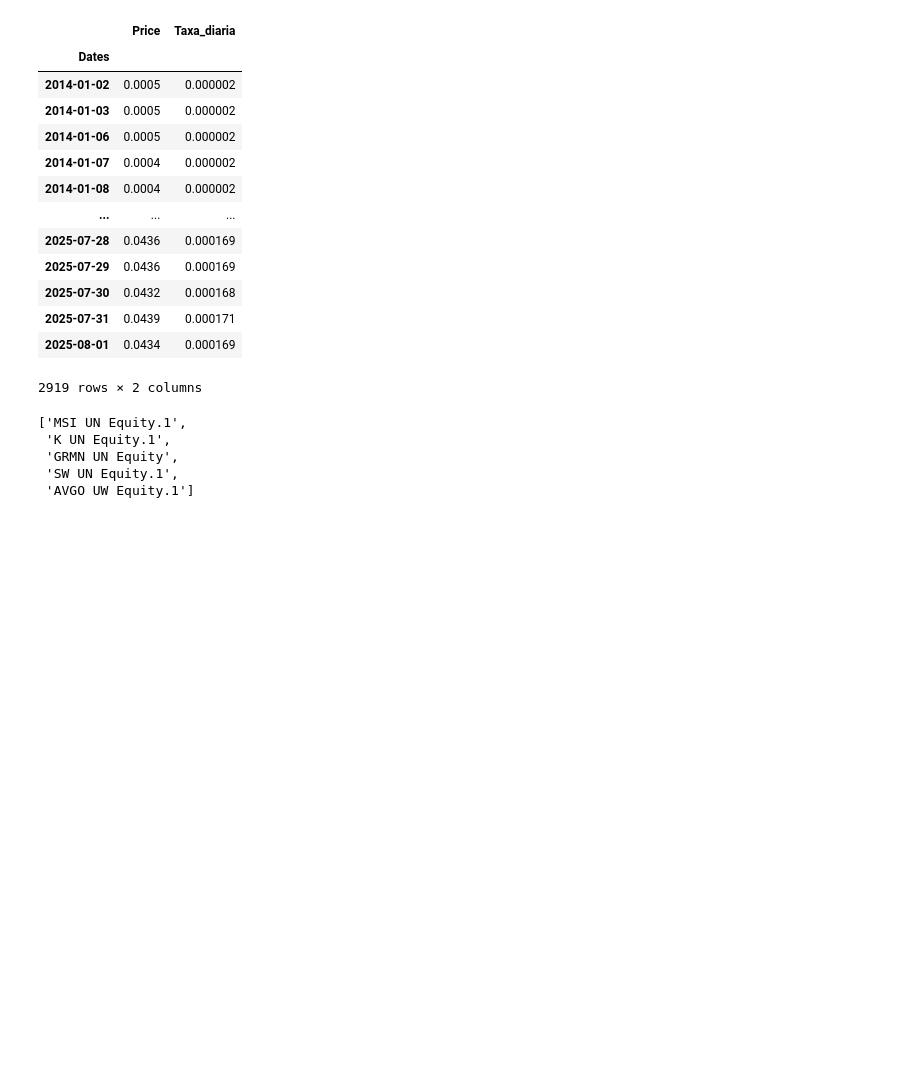
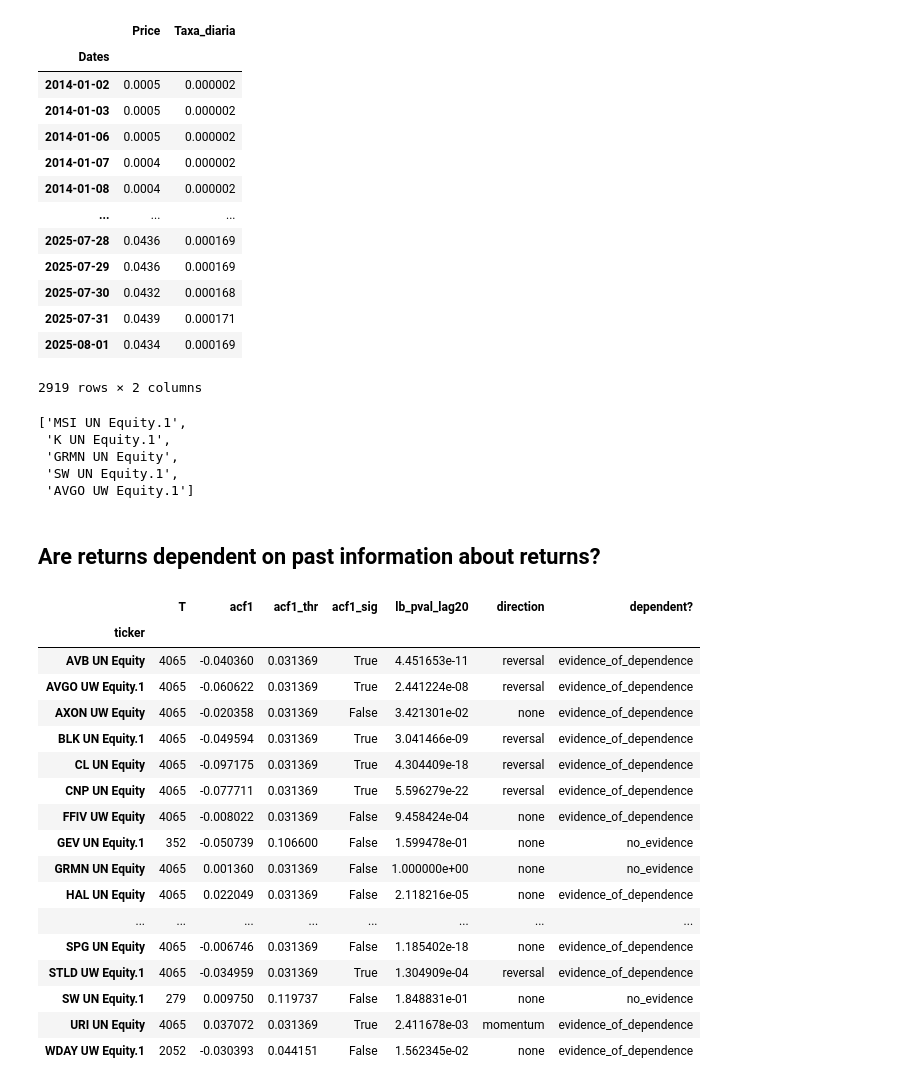
Before and after one commit to Gubscruz/quant-finance-insper, a Jupyter notebook: project_5.ipynb, the cells around one changed output. Drawn from its saved outputs; the diff is of its cells as text; code cells hidden in the pictures; blank space fills up the shorter version.

```diff
--- a/project_5.ipynb
+++ b/project_5.ipynb
@@ -53,3 +53,81 @@ returns = returns[tickers_30]
 prices = df_tri.copy()
 prices.index = pd.to_datetime(prices.index)
 prices = prices.select_dtypes(include=[np.number]).dropna(how="all", axis=1)
+# %% [markdown]
+## Are returns dependent on past information about returns?
+# %%
+from statsmodels.stats.diagnostic import acorr_ljungbox
+
+def acf1(x):
+    return x.autocorr(lag=1)
+
+def acf1_threshold(T):
+    if T > 0:
+        return 2.0 / np.sqrt(T)
+    return np.nan
+
+def ljung_box_pval(x, lag=20):
+    x = x.dropna()
+    if len(x) < lag + 5:
+        return np.nan
+    return acorr_ljungbox(x, lags=[lag], return_df=True)["lb_pvalue"].iloc[0]
+
+rows = []
+for t in returns.columns:
+    x = returns[t].dropna()
+    T = len(x)
+    if T < 30:
+        rows.append({
+        	"ticker": t, "T": T, "acf1": np.nan, "acf1_thr": np.nan,
+            "acf1_sig": False, "lb_pval_lag20": np.nan,
+            "direction": "insufficient_data", "dependent?": "insufficient_data"
+        })
+        continue
+
+    r1 = acf1(x)
+    thr = acf1_threshold(T)
+    signal = bool(abs(r1) > thr)
+    p_lb = ljung_box_pval(x, lag=20)
+
+    if signal:
+        direction = "momentum" if r1 > 0 else "reversal"
+    else:
+        direction = "none"
+
+    if signal or (not np.isnan(p_lb) and p_lb < 0.05):
+        dep = "evidence_of_dependence"
+    else:
+        dep = "no_evidence"
+
+    rows.append({
+        "ticker": t,
+        "T": T,
+        "acf1": r1,
+        "acf1_thr": thr,
+        "acf1_sig": signal,
+        "lb_pval_lag20": p_lb,
+        "direction": direction,
+        "dependent?": dep
+    })
+
+dependence_summary = pd.DataFrame(rows).set_index("ticker").sort_index()
+dependence_summary
+# %% [output]
+|  | T | acf1 | acf1_thr | acf1_sig | lb_pval_lag20 | direction | dependent? |
+| ticker |  |  |  |  |  |  |  |
+| AVB UN Equity | 4065 | -0.040360 | 0.031369 | True | 4.451653e-11 | reversal | evidence_of_dependence |
+| AVGO UW Equity.1 | 4065 | -0.060622 | 0.031369 | True | 2.441224e-08 | reversal | evidence_of_dependence |
+| AXON UW Equity | 4065 | -0.020358 | 0.031369 | False | 3.421301e-02 | none | evidence_of_dependence |
+| BLK UN Equity.1 | 4065 | -0.049594 | 0.031369 | True | 3.041466e-09 | reversal | evidence_of_dependence |
+| CL UN Equity | 4065 | -0.097175 | 0.031369 | True | 4.304409e-18 | reversal | evidence_of_dependence |
+| CNP UN Equity | 4065 | -0.077711 | 0.031369 | True | 5.596279e-22 | reversal | evidence_of_dependence |
+| FFIV UW Equity | 4065 | -0.008022 | 0.031369 | False | 9.458424e-04 | none | evidence_of_dependence |
+| GEV UN Equity.1 | 352 | -0.050739 | 0.106600 | False | 1.599478e-01 | none | no_evidence |
+| GRMN UN Equity | 4065 | 0.001360 | 0.031369 | False | 1.000000e+00 | none | no_evidence |
+| HAL UN Equity | 4065 | 0.022049 | 0.031369 | False | 2.118216e-05 | none | evidence_of_dependence |
+| ... | ... | ... | ... | ... | ... | ... | ... |
+| SPG UN Equity | 4065 | -0.006746 | 0.031369 | False | 1.185402e-18 | none | evidence_of_dependence |
+| STLD UW Equity.1 | 4065 | -0.034959 | 0.031369 | True | 1.304909e-04 | reversal | evidence_of_dependence |
+| SW UN Equity.1 | 279 | 0.009750 | 0.119737 | False | 1.848831e-01 | none | no_evidence |
+| URI UN Equity | 4065 | 0.037072 | 0.031369 | True | 2.411678e-03 | momentum | evidence_of_dependence |
+| WDAY UW Equity.1 | 2052 | -0.030393 | 0.044151 | False | 1.562345e-02 | none | evidence_of_dependence |
```
Also changed, not shown: parts of 5 cells of this notebook.
